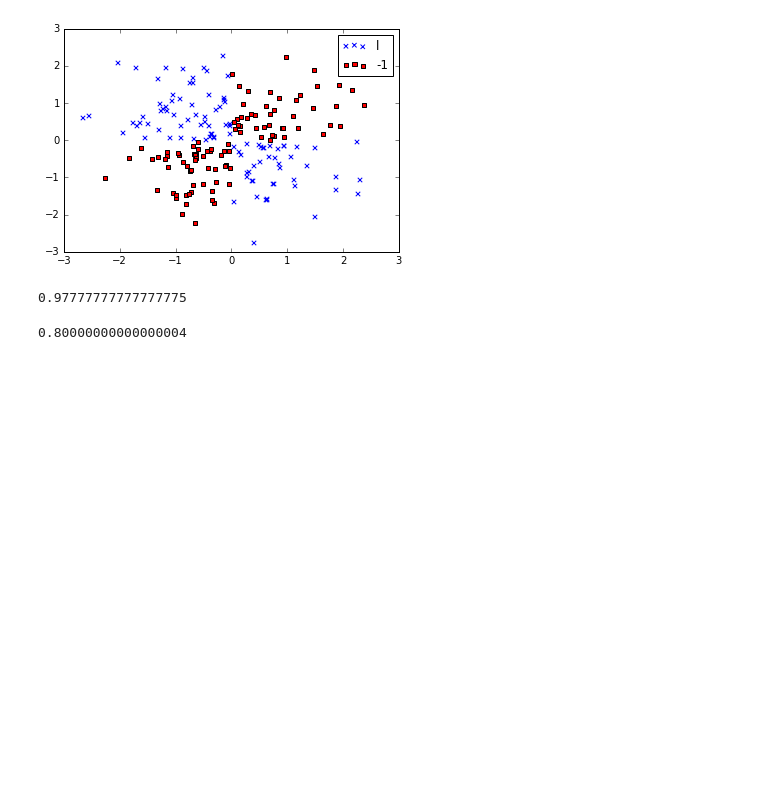
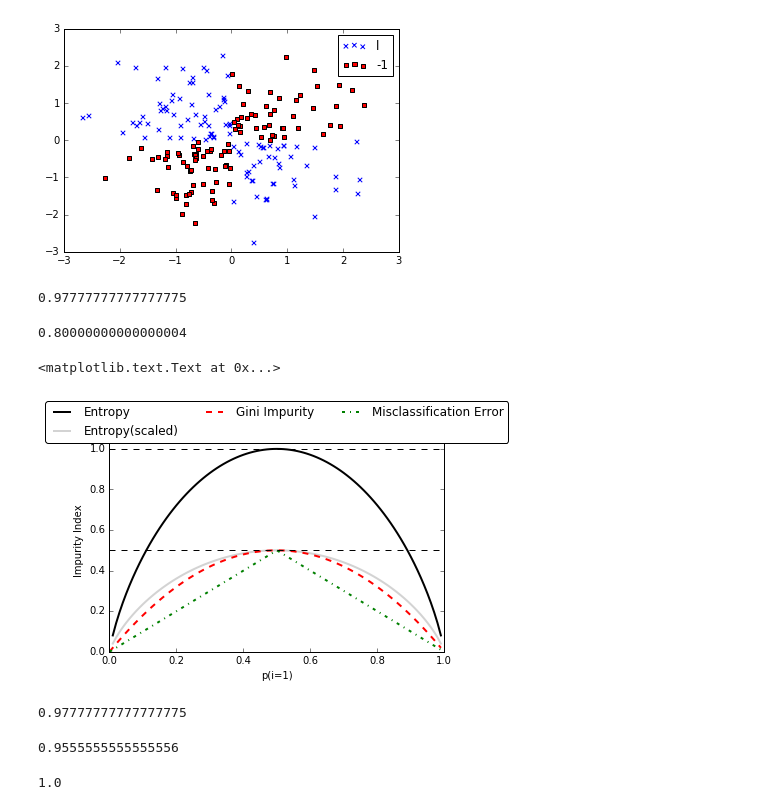
Before and after one commit to panders225/python_scripts, a Jupyter notebook: machine_learning/python_ml_ch03.ipynb, the cells around one changed output. Drawn from its saved outputs; the diff is of its cells as text; code cells hidden in the pictures; blank space fills up the shorter version.

```diff
--- a/machine_learning/python_ml_ch03.ipynb
+++ b/machine_learning/python_ml_ch03.ipynb
@@ -152,0 +151,68 @@ accuracy_score(y_valid, y_test)
+# %%
+# Decision trees
+# visual of impurity metrics
+def gini(p):
+    return (p)*(1-(p)) + (1 - p)*(1 - (1 - p))
+def entropy(p):
+    return - p*np.log2(p) - (1 - p)*np.log2((1-p))
+def error(p):
+    return 1 - np.max([p, 1- p])
+x = np.arange(0.0, 1.0, 0.01)
+ent = [entropy(p) if p != 0 else None for p in x]
+sc_ent = [e*0.5 if e else None for e in ent]
+err = [error(i) for i in x]
+fig = plt.figure()
+ax = plt.subplot(111)
+for i, lab, ls, c in zip([ent, sc_ent, gini(x), err]
+                        , ['Entropy', 'Entropy(scaled)'
+                          , 'Gini Impurity'
+                          , 'Misclassification Error']
+                         , ['-', '-', '--', '-.']
+                         , ['black', 'lightgray', 'red', 'green', 'cyan']
+                        ):
+    line = ax.plot(x, i, label=lab, linestyle=ls
+                , lw=2, color=c)
+ax.legend(loc='upper center', bbox_to_anchor=(0.5, 1.15)
+         , ncol=3, fancybox=True, shadow=False)
+ax.axhline(y=0.5, linewidth=1, color='k', linestyle='--')
+ax.axhline(y=1.0, linewidth=1, color='k', linestyle='--')
+plt.ylim([0,1.1])
+plt.xlabel('p(i=1)')
+plt.ylabel('Impurity Index')
+# %% [output]
+<matplotlib.text.Text at 0x...>
+[figure, added]
+# %%
+# now, actually build a decision tree
+from sklearn.tree import DecisionTreeClassifier
+tree = DecisionTreeClassifier(criterion='entropy'
+                             , max_depth=3, random_state=0)
+tree.fit(X_train, y_train)
+y_valid = tree.predict(X_test)
+accuracy_score(y_valid, y_test)
+# %% [output]
+0.97777777777777775
+# %%
+# building off of that, let's train a random forest
+from sklearn.ensemble import RandomForestClassifier
+forest = RandomForestClassifier(criterion='entropy'
+                               , n_estimators=10
+                                , random_state=1
+                                , n_jobs=2
+                               )
+forest.fit(X_train, y_train)
+y_valid = forest.predict(X_test)
+accuracy_score(y_valid, y_test)
+# %% [output]
+0.9555555555555556
+# %%
+# final classification approach - use knn
+from sklearn.neighbors import KNeighborsClassifier
+knn = KNeighborsClassifier(n_neighbors=5, p=2
+                           , metric='minkowski')
+knn.fit(X_train_std, y_train)
+y_valid = knn.predict(X_test_std)
+accuracy_score(y_valid, y_test)
+# Dang
+# %% [output]
+1.0
```
Also changed, not shown: parts of 1 cell of this notebook, 2 other files.
